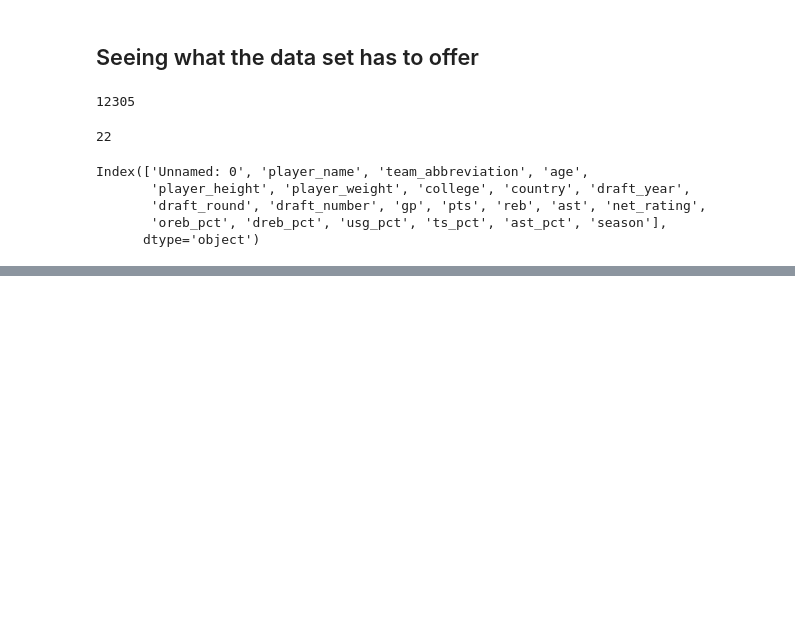
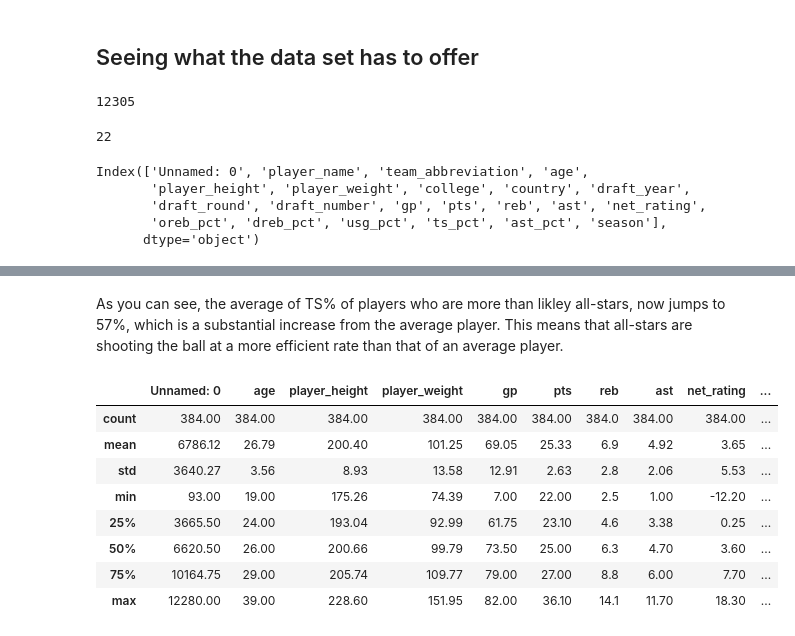
Before and after one commit to ChristianJBNB/datafun-06-projects, a Jupyter notebook: ChristianJackson_DataProject.ipynb, the cells around one changed output, grey strips where cells are left out. Drawn from its saved outputs; the diff is of its cells as text; code cells hidden in the pictures; blank space fills up the shorter version.

```diff
--- a/ChristianJackson_DataProject.ipynb
+++ b/ChristianJackson_DataProject.ipynb
@@ -61,0 +113,15 @@ nba_stats.tail(5)
+# %% [markdown]
+As you can see, the average of TS% of players who are more than likley all-stars, now jumps to 57%, which is a substantial increase from the average player. This means that all-stars are shooting the ball at a more efficient rate than that of an average player.
+# %%
+pd.set_option("display.precision", 2)
+as_ppgs.describe()
+# %% [output]
+|  | Unnamed: 0 | age | player_height | player_weight | gp | pts | reb | ast | net_rating | ... |
+| count | 384.00 | 384.00 | 384.00 | 384.00 | 384.00 | 384.00 | 384.0 | 384.00 | 384.00 | ... |
+| mean | 6786.12 | 26.79 | 200.40 | 101.25 | 69.05 | 25.33 | 6.9 | 4.92 | 3.65 | ... |
+| std | 3640.27 | 3.56 | 8.93 | 13.58 | 12.91 | 2.63 | 2.8 | 2.06 | 5.53 | ... |
+| min | 93.00 | 19.00 | 175.26 | 74.39 | 7.00 | 22.00 | 2.5 | 1.00 | -12.20 | ... |
+| 25% | 3665.50 | 24.00 | 193.04 | 92.99 | 61.75 | 23.10 | 4.6 | 3.38 | 0.25 | ... |
+| 50% | 6620.50 | 26.00 | 200.66 | 99.79 | 73.50 | 25.00 | 6.3 | 4.70 | 3.60 | ... |
+| 75% | 10164.75 | 29.00 | 205.74 | 109.77 | 79.00 | 27.00 | 8.8 | 6.00 | 7.70 | ... |
+| max | 12280.00 | 39.00 | 228.60 | 151.95 | 82.00 | 36.10 | 14.1 | 11.70 | 18.30 | ... |
```
Also changed, not shown: parts of 10 cells of this notebook.
